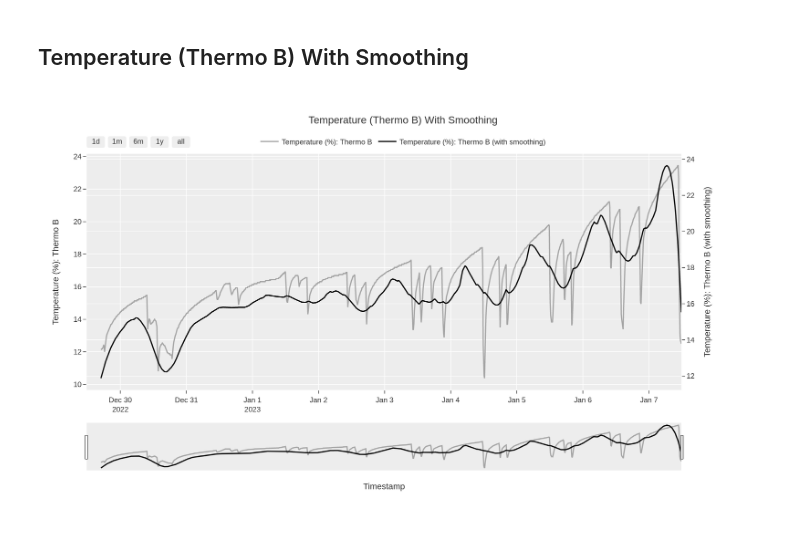
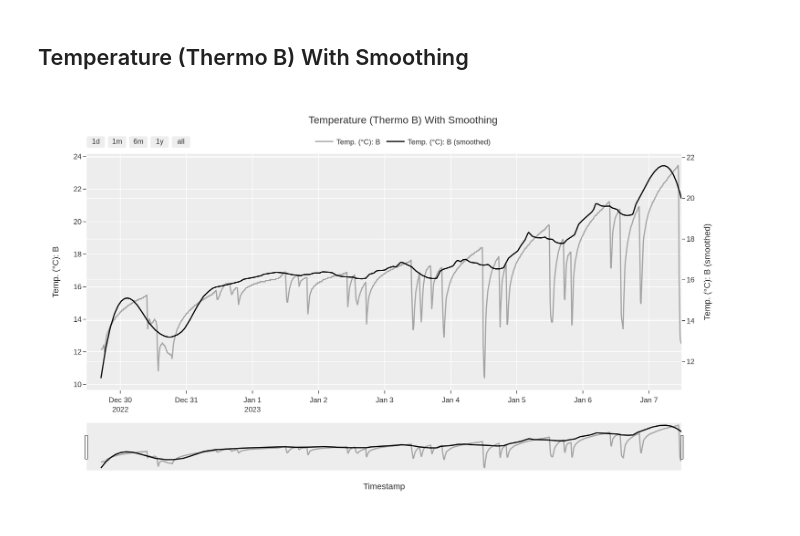
Before and after one commit to marcbrandner/py-data-viz, a Jupyter notebook: dual-axis-line-chart/dual-axis-line-chart.ipynb, the cells around one changed output. Saved outputs shown, nothing was run; the diff lists cells and outputs as text; code cells hidden in the pictures.

Commit message:
change legend of smoothing example; rerun notebook

```diff
--- a/dual-axis-line-chart/dual-axis-line-chart.ipynb
+++ b/dual-axis-line-chart/dual-axis-line-chart.ipynb
@@ -343,17 +343,17 @@ from scipy import signal
 # %%
 plotly_draw_dual_axis(
     plotly_renderer      = 'png',
     x_axis_series        = df_a.timestamp,
     y_axis_1_series      = df_b.temp,
-    y_axis_2_series      = signal.savgol_filter(x=df_b.temp, window_length=100, polyorder=3),
+    y_axis_2_series      = signal.savgol_filter(x=df_b.temp, window_length=200, polyorder=3),
     x_axis_title         = 'Timestamp',
-    y_axis_1_title       = 'Temperature (%): Thermo B',
-    y_axis_2_title       = 'Temperature (%): Thermo B (with smoothing)',
+    y_axis_1_title       = 'Temp. (°C): B',
+    y_axis_2_title       = 'Temp. (°C): B (smoothed)',
     plot_title           = 'Temperature (Thermo B) With Smoothing',
     export_fname_no_ext  = 'temperature_smoothing',
     y_axis_1_color       = '#A4A4A4',
     y_axis_2_color       = '#000000',
     x_axis_default_range = '9d',
 )
 # %% [output]
-[figure, old version]
+[figure, new version]
```
Also changed, not shown: 6 other files.
